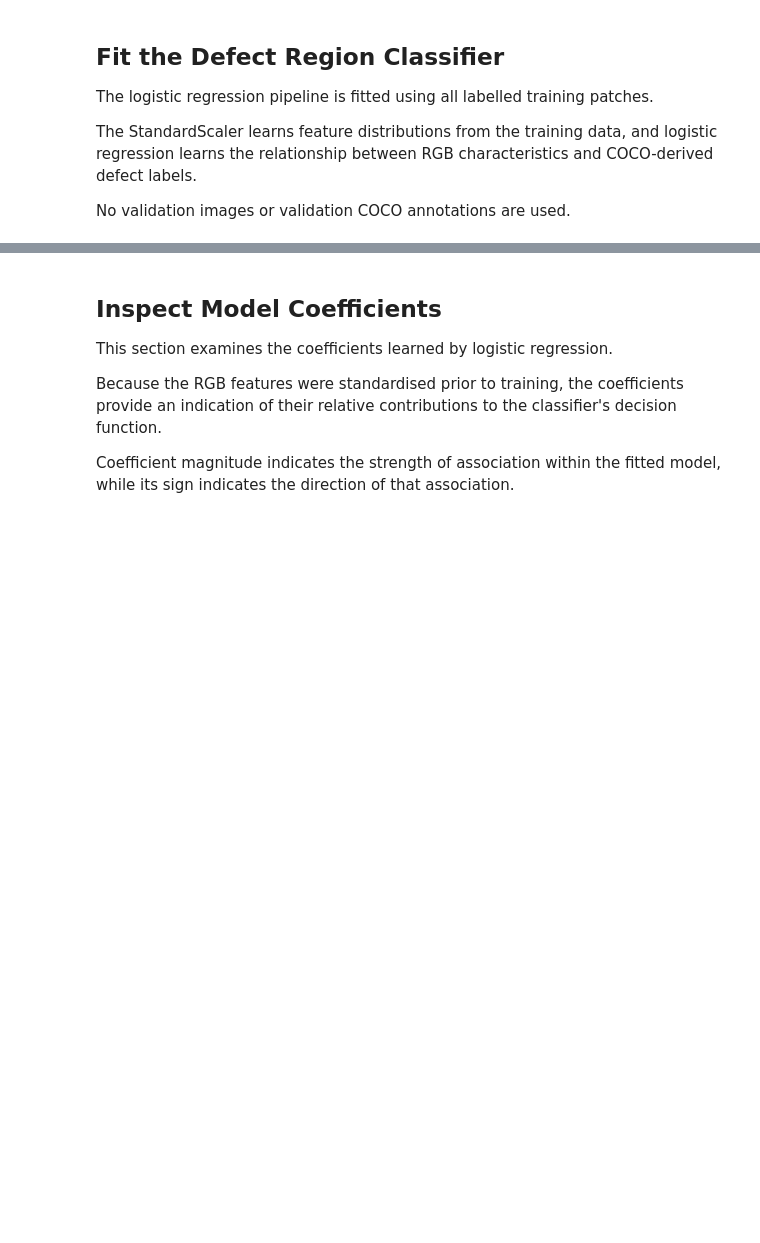
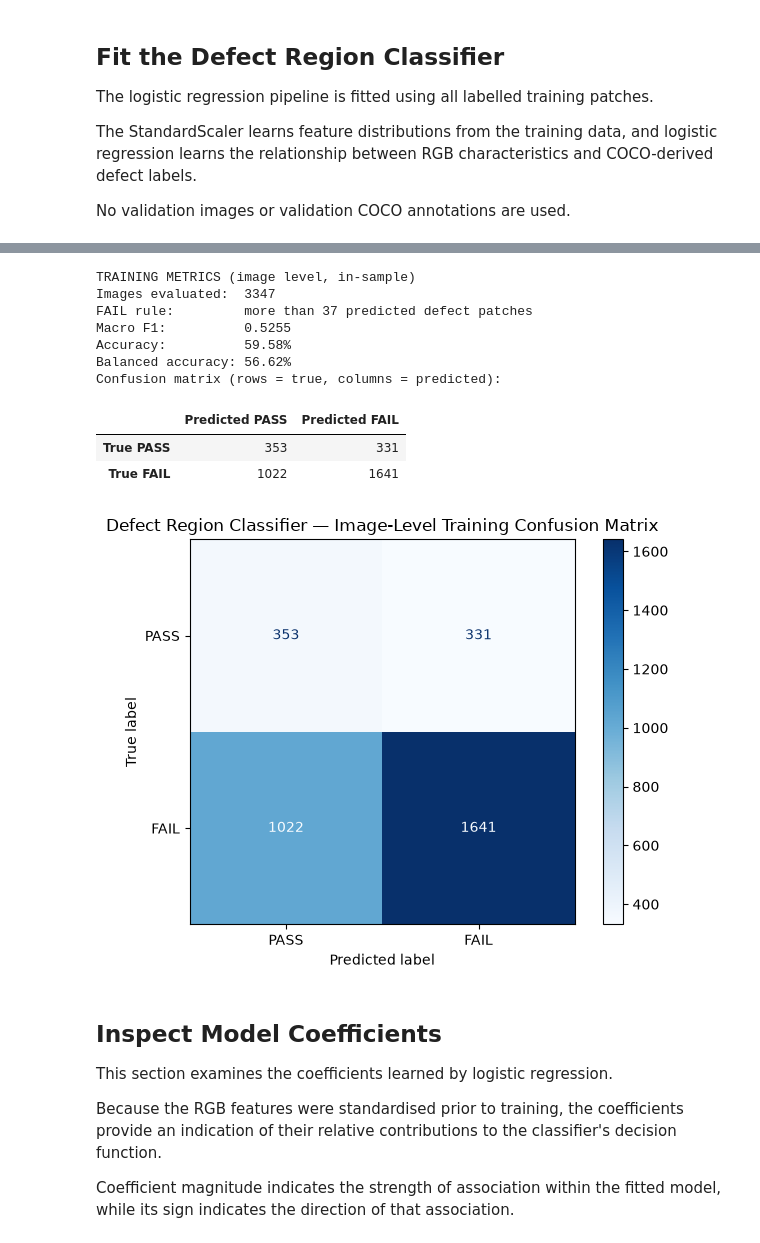
Before and after one commit to bencurwengreen/Pork-Rasher-Inspection, a Jupyter notebook: notebooks/06_train_defect_region_classifier.ipynb, the cells around one changed output, grey strips where cells are left out. Cells and saved outputs as stored; diff of their text form; code cells hidden in the pictures; blank space fills up the shorter version.

Commit message:
Added training metrics to each train notebook

```diff
--- a/notebooks/06_train_defect_region_classifier.ipynb
+++ b/notebooks/06_train_defect_region_classifier.ipynb
@@ -245,3 +371,52 @@ Training time: 3.49 seconds
+# %%
+from sklearn.metrics import (
+    f1_score, accuracy_score, balanced_accuracy_score,
+    confusion_matrix, ConfusionMatrixDisplay,
+)
+
+y_train_image_true = train_image_results_df["actual_label"]
+y_train_image_pred = train_image_results_df["predicted_label"]
+train_image_macro_f1 = f1_score(
+    y_train_image_true, y_train_image_pred,
+    labels=[0, 1], average="macro", zero_division=0,
+)
+train_image_accuracy = accuracy_score(y_train_image_true, y_train_image_pred)
+train_image_balanced_accuracy = balanced_accuracy_score(
+    y_train_image_true, y_train_image_pred
+)
+train_image_cm = confusion_matrix(
+    y_train_image_true, y_train_image_pred, labels=[0, 1]
+)
+
+print("TRAINING METRICS (image level, in-sample)")
+print(f"Images evaluated:  {len(train_image_results_df)}")
+print(f"FAIL rule:         more than {TRAIN_IMAGE_MAX_DEFECTS} predicted defect patches")
+print(f"Macro F1:          {train_image_macro_f1:.4f}")
+print(f"Accuracy:          {train_image_accuracy:.2%}")
+print(f"Balanced accuracy: {train_image_balanced_accuracy:.2%}")
+print("Confusion matrix (rows = true, columns = predicted):")
+display(pd.DataFrame(
+    train_image_cm, index=["True PASS", "True FAIL"],
+    columns=["Predicted PASS", "Predicted FAIL"],
+))
+ConfusionMatrixDisplay(
+    train_image_cm, display_labels=["PASS", "FAIL"]
+).plot(cmap="Blues", values_format="d")
+plt.title("Defect Region Classifier — Image-Level Training Confusion Matrix")
+plt.tight_layout()
+plt.show()
+# %% [output]
+TRAINING METRICS (image level, in-sample)
+Images evaluated:  3347
+FAIL rule:         more than 37 predicted defect patches
+Macro F1:          0.5255
+Accuracy:          59.58%
+Balanced accuracy: 56.62%
+Confusion matrix (rows = true, columns = predicted):
+|  | Predicted PASS | Predicted FAIL |
+| True PASS | 353 | 331 |
+| True FAIL | 1022 | 1641 |
+[figure, added]
 # %% [markdown]
 ## Inspect Model Coefficients
 
```
Also changed, not shown: parts of 5 cells of this notebook, 3 other files.
